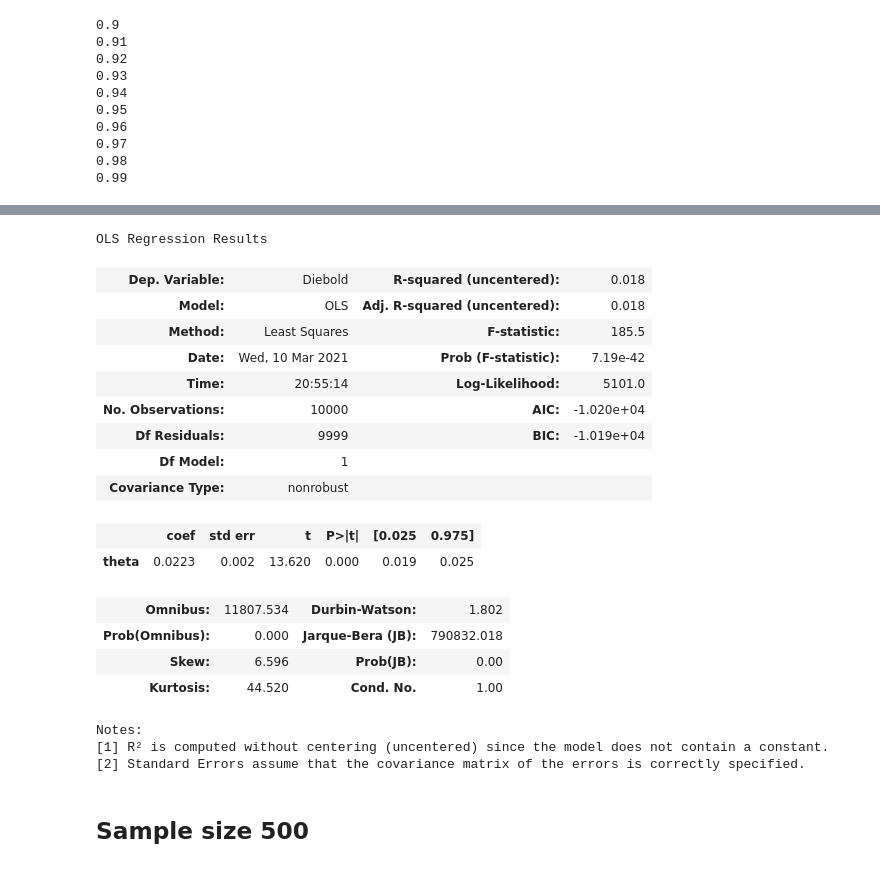
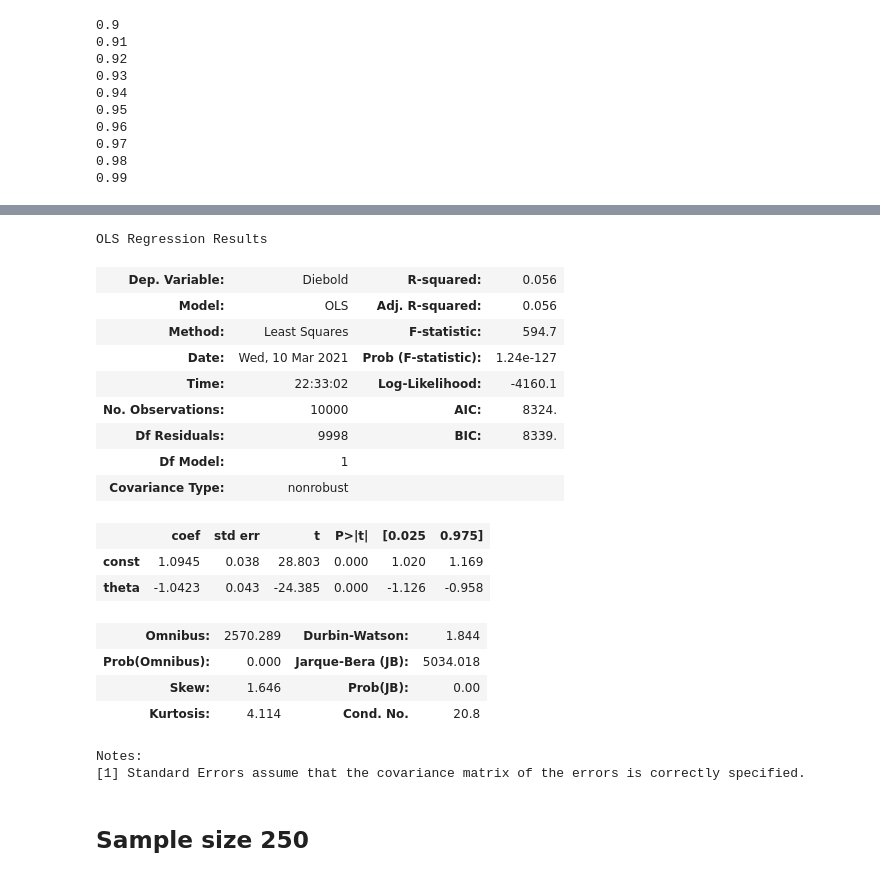
Before and after one commit to GeorgeHockey/metrics-formal-coursework, a Jupyter notebook: problem_2_v1.ipynb, the cells around one changed output, grey strips where cells are left out. Drawn from its saved outputs; the diff is of its cells as text; code cells hidden in the pictures.

```diff
--- a/problem_2_v1.ipynb
+++ b/problem_2_v1.ipynb
@@ -37,7 +71,7 @@ rg = np.random.RandomState(10)
                 true[(rho,size,run,i)] = (yt)
 # %%
 # True simulated data ## Sample size 100
-rg = np.random.RandomState(1)
+rg = np.random.RandomState(100)
 
 r = [0.90, 0.91, 0.92, 0.93, 0.94, 0.95, 0.96, 0.97, 0.98, 0.99]
 runs = 1000
@@ -57,9 +91,11 @@ for rho in r:
             run_holder.append(new_val)
 
         true_100[(rho,run)]= run_holder
+
+true_100 = pd.DataFrame(true_100)
 # %%
 # True simulated data ## Sample size 250
-rg = np.random.RandomState(1)
+rg = np.random.RandomState(2)
 
 r = [0.90, 0.91, 0.92, 0.93, 0.94, 0.95, 0.96, 0.97, 0.98, 0.99]
 runs = 1000
@@ -79,9 +115,11 @@ for rho in r:
             run_holder.append(new_val)
 
         true_250[(rho,run)]= run_holder
+
+true_250 = pd.DataFrame(true_250)
 # %%
 # True simulated data ## Sample size 500
-rg = np.random.RandomState(1)
+rg = np.random.RandomState(3)
 
 r = [0.90, 0.91, 0.92, 0.93, 0.94, 0.95, 0.96, 0.97, 0.98, 0.99]
 runs = 1000
@@ -101,6 +139,8 @@ for rho in r:
             run_holder.append(new_val)
 
         true_500[(rho,run)]= run_holder
+
+true_500 = pd.DataFrame(true_500)
 # %%
 true_100 = pd.DataFrame(true_100)
 true_250 = pd.DataFrame(true_250)
@@ -190,7 +230,7 @@ Sample Size 100
 # %%
 # current best progress
 
-cv = norm.ppf(0.975)
+cv = norm.ppf(0.95)
 theta_100 = []
 dm_100 = []
 
@@ -200,26 +240,27 @@ for rho in r:
     for col in true_100[rho]:
         x = sm.add_constant((true_100[rho][col][:half_100]).shift(1).dropna())
         y  = (true_100[rho][col]).iloc[1:half_100]
+
         res = sm.OLS(y,x).fit()
         rho = float(rho)
-        col = pd.Series(col)
+        #col = pd.Series(col)
         const, theta = res.params
         theta_100.append(theta)
 
             # Random Walk Forecasting
 
+        realisations = true_100[rho][c]
 
-        realisations = true_100[rho][c]
 
         start = realisations[50]
         run_holder = []
         run_holder.append(start)
 
         for i in range(50,99):
-            shock = rg.standard_normal()
+            #shock = rg.standard_normal() #### because we do not forecast with the shock - E[Xt+1] = Xt
 
             realise = realisations[i]
-            new_val = realise  + shock
+            new_val = realise  #+ shock
             run_holder.append(new_val)
             #realisations_100.append(realise)
 
@@ -232,9 +273,7 @@ for rho in r:
         #realisations_100 = true_100[rho][c][half_100:]
         c += 1
 
-        forecasts = (realisations[50:].shift(1) * theta).dropna()
-
-        realisations = realisations[1:]
+        forecasts = (realisations[50:].shift(1) * theta + const).dropna()
 
         loss_run = (run_holder.subtract(realisations,axis=0) **2).dropna()
         loss_forecasts = (forecasts.subtract(realisations,axis=0) **2).dropna()
@@ -278,29 +346,29 @@ ss_100
 # %%
 y = ss_100["Diebold"]
 x = sm.add_constant(ss_100["theta"])
-res = sm.OLS(y,ss_100["theta"]).fit()
+res = sm.OLS(y,x).fit()
 res.summary()
 ###  0.1965 - theta * 0.1976
 # %% [output]
 OLS Regression Results
-| Dep. Variable: | Diebold | R-squared (uncentered): | 0.018 |
-| Model: | OLS | Adj. R-squared (uncentered): | 0.018 |
-| Method: | Least Squares | F-statistic: | 185.5 |
-| Date: | Wed, 10 Mar 2021 | Prob (F-statistic): | 7.19e-42 |
-| Time: | 20:55:14 | Log-Likelihood: | 5101.0 |
-| No. Observations: | 10000 | AIC: | -1.020e+04 |
-| Df Residuals: | 9999 | BIC: | -1.019e+04 |
+| Dep. Variable: | Diebold | R-squared: | 0.056 |
+| Model: | OLS | Adj. R-squared: | 0.056 |
+| Method: | Least Squares | F-statistic: | 594.7 |
+| Date: | Wed, 10 Mar 2021 | Prob (F-statistic): | 1.24e-127 |
+| Time: | 22:33:02 | Log-Likelihood: | -4160.1 |
+| No. Observations: | 10000 | AIC: | 8324. |
+| Df Residuals: | 9998 | BIC: | 8339. |
 | Df Model: | 1 |  |  |
 | Covariance Type: | nonrobust |  |  |
 |  | coef | std err | t | P>|t| | [0.025 | 0.975] |
-| theta | 0.0223 | 0.002 | 13.620 | 0.000 | 0.019 | 0.025 |
+| const | 1.0945 | 0.038 | 28.803 | 0.000 | 1.020 | 1.169 |
+| theta | -1.0423 | 0.043 | -24.385 | 0.000 | -1.126 | -0.958 |
-| Omnibus: | 11807.534 | Durbin-Watson: | 1.802 |
-| Prob(Omnibus): | 0.000 | Jarque-Bera (JB): | 790832.018 |
-| Skew: | 6.596 | Prob(JB): | 0.00 |
-| Kurtosis: | 44.520 | Cond. No. | 1.00 |
+| Omnibus: | 2570.289 | Durbin-Watson: | 1.844 |
+| Prob(Omnibus): | 0.000 | Jarque-Bera (JB): | 5034.018 |
+| Skew: | 1.646 | Prob(JB): | 0.00 |
+| Kurtosis: | 4.114 | Cond. No. | 20.8 |
 Notes:
-[1] R² is computed without centering (uncentered) since the model does not contain a constant.
-[2] Standard Errors assume that the covariance matrix of the errors is correctly specified.
+[1] Standard Errors assume that the covariance matrix of the errors is correctly specified.
 # %% [markdown]
-Sample size 500
+Sample size 250
 ----
```
Also changed, not shown: parts of 8 cells of this notebook.
